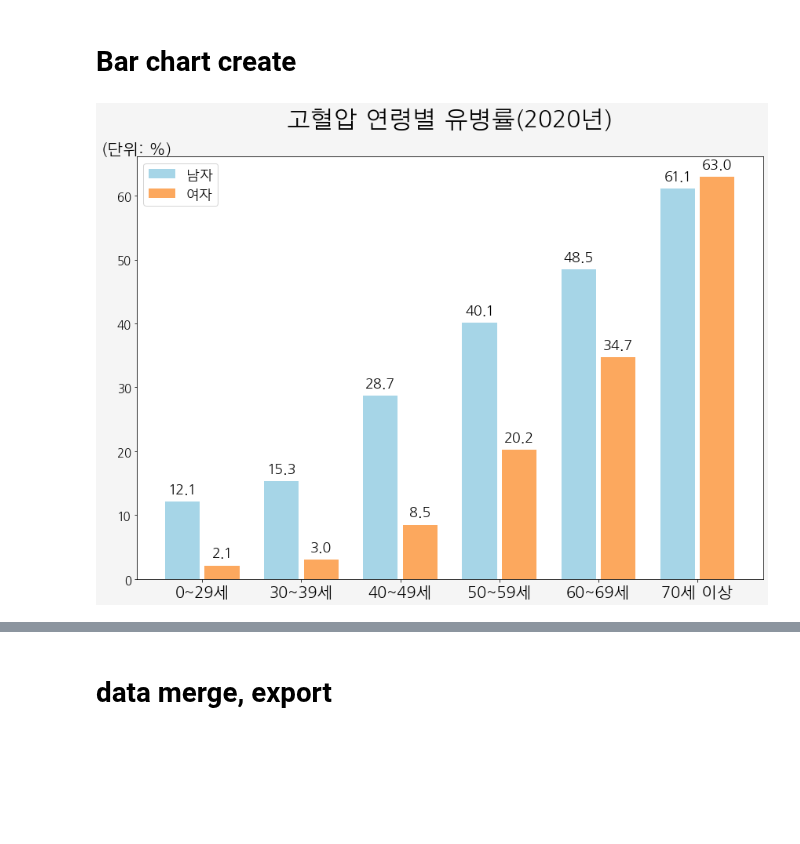
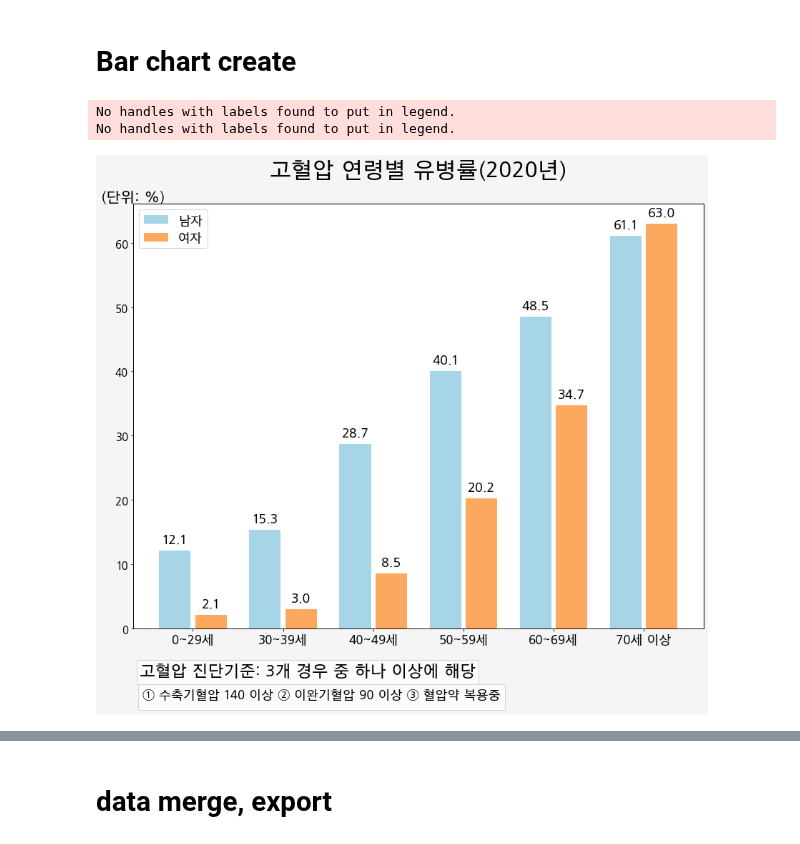
Before and after one commit to juseful/FactSheet2020, a Jupyter notebook: 02_질환별_01고혈압.ipynb, the cells around one changed output, grey strips where cells are left out. Drawn from its saved outputs; the diff is of its cells as text; code cells hidden in the pictures; blank space fills up the shorter version.

Commit message:
유병률 계산기준 변경, FIG format 수정

```diff
--- a/02_질환별_01고혈압.ipynb
+++ b/02_질환별_01고혈압.ipynb
@@ -14,8 +14,8 @@ font_name = font_manager.FontProperties(fname=font_path).get_name()
 #폰트 설정하기
 mpl.rc('font',family=font_name)
 # %%
-workdir = "working directory"
-file_path = '{}/result_data.dta'.format(workdir)
+workdir = ""
+file_path = '{}/NUM_DATA.dta'.format(workdir)
 
 data = pd.read_stata(file_path)
 # %% [markdown]
@@ -324,7 +407,7 @@ x = np.arange(len(labels))  # the label locations # all 값이 list에는 포함
 width = 0.35  # the width of the bars
 
 # fig, ax = plt.subplots()
-fig, ax = plt.subplots(figsize=(12, 9)) # 캔버스 배경 사이즈 설정
+fig, ax = plt.subplots(figsize=(12, 11)) # 캔버스 배경 사이즈 설정
 
 fig.set_facecolor('whitesmoke') ## 캔버스 배경색 설정
 rects1 = ax.bar(x - 0.2, value01, width, label='남자',color=plt.get_cmap('RdYlBu')(np.linspace(0.15, 0.85,np.array(bp_per_m.iloc[0,:-1]).shape[0]))[4])
@@ -342,33 +425,58 @@ ax.set_ylabel(
             )
 ax.yaxis.set_tick_params(labelsize=15) # y축 표시값 글씨크기 조정
 ax.set_xticks(x)
 ax.set_xticklabels(
                    labels[0:len(labels)] # all 값이 list에는 포함되지 않았기 때문임.
-                  , fontsize=20
+                  , fontsize=17
                   )
 ax.legend(fontsize=17)
 
 # bar위에 값 label 표시
 def autolabel(rects):
     """Attach a text label above each bar in *rects*, displaying its height."""
     for rect in rects:
         height = rect.get_height()
         ax.annotate(height,
                     xy=(rect.get_x() + rect.get_width() / 2, height),
                     xytext=(0, 8),  # 3 points vertical offset
                     textcoords="offset points",
                     ha='center', va='bottom'
                    ,fontsize=18
                    )
 
 autolabel(rects1)
 autolabel(rects2)
 
+# multiple legend
+def twinx(self):
+    ax2 = self._make_twin_axes(sharex=self)
+    # ax2.yaxis.tick_right()
+    ax2.yaxis.set_visible(False)
+    # ax2.yaxis.set_label_position('right')
+    # ax2.yaxis.set_offset_position('right')
+    ax2.set_autoscalex_on(self.get_autoscalex_on())
+    self.yaxis.tick_left()
+    ax2.xaxis.set_visible(False)
+    ax2.patch.set_visible(False)
+    return ax2
+
+ax2 = twinx(ax)
+ax3 = twinx(ax)
+lg1 = ax2.legend(bbox_to_anchor=(0,-0.14), title='고혈압 진단기준: 3개 경우 중 하나 이상에 해당', title_fontsize = 22 ,ncol=1  ,loc='lower left')
+lg2 = ax3.legend(bbox_to_anchor=(0,-0.205), title='① 수축기혈압 140 이상 ② 이완기혈압 90 이상 ③ 혈압약 복용중', title_fontsize = 17 ,ncol=1,loc='lower left' ,fontsize=15)
+
 fig.tight_layout()
+
+plt.savefig("{}/bp_total_mf.png".format(workdir)
+            ,bbox_extra_artists=(lg1,lg2)
+            ,bbox_inches='tight'
+            )
 
 # plt.savefig("{}/bp_total_mf.png".format(workdir),edgecolor="black")
 
 # plt.show()
 # %% [output]
+No handles with labels found to put in legend.
+No handles with labels found to put in legend.
-[figure, old version]
+[figure, new version]
 # %%
```
Also changed, not shown: parts of 5 cells of this notebook.
